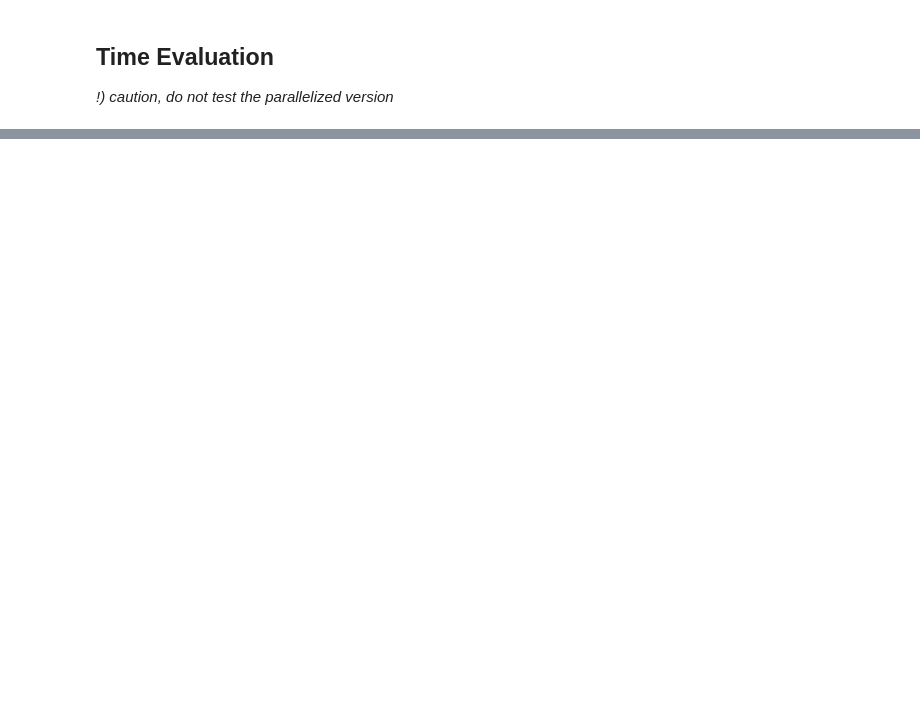
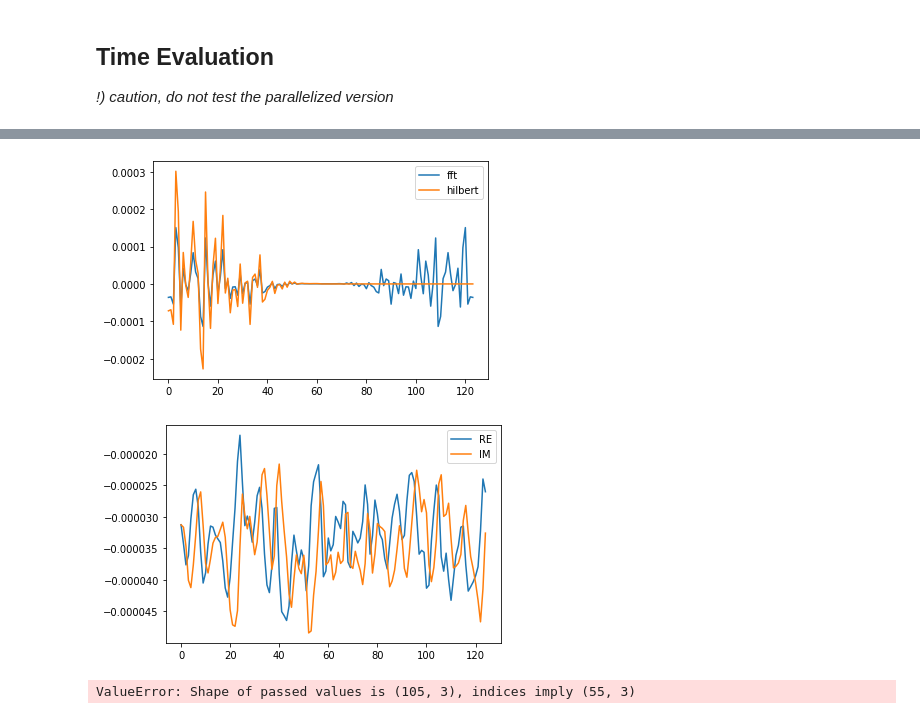
Before and after one commit to vatevr/Cybathlon-2020-UniVie, a Jupyter notebook: signalprocessing/peakfrequency/worspace.ipynb, the cells around one changed output, grey strips where cells are left out. Cells and saved outputs as stored; diff of their text form; code cells hidden in the pictures; blank space fills up the shorter version.

```diff
--- a/signalprocessing/peakfrequency/worspace.ipynb
+++ b/signalprocessing/peakfrequency/worspace.ipynb
@@ -166,0 +303,34 @@ time for sample size:  1000  time elapsed:  0.22272686999986036  fraction:  22.2
+# %%
+import scipy
+
+dft = scipy.linalg.dft(samples)
+idft = np.linalg.inv(dft)
+hilbert = np.zeros(samples)
+x = data_lhand[0,4,:125]
+if samples % 2 == 0:
+    hilbert[0] = hilbert[samples // 2] = 1
+    hilbert[1:samples // 2] = 2
+else:
+    hilbert[0] = 1
+    hilbert[1:(samples + 1) // 2] = 2
+    if nr_channels > 1:
+        ind = [np.newaxis] * 2
+        ind[-1] = slice(None)
+        hilbert = hilbert[tuple(ind)]
+
+H = (dft.dot(x) * hilbert).T
+fig, ax  = plt.subplots(nrows=1, ncols=1)
+ax.plot(dft.dot(x)[1:], label='fft')
+ax.plot(H[1:], label='hilbert')
+ax.legend()
+plt.savefig("fft.png", dpi=150)
+
+fig, ax  = plt.subplots(nrows=1, ncols=1)
+H = H.T.dot(idft).T
+ax.plot(np.real(H), label='RE')
+ax.plot(np.imag(H)-0.0000347, label="IM")
+ax.legend()
+plt.savefig("reim.png", dpi=150)
+# %% [output]
+[figure, added]
+[figure, added]
@@ -166,0 +399,27 @@ time for sample size:  1000  time elapsed:  0.22272686999986036  fraction:  22.2
+# %%
+from sklearn.decomposition import PCA
+pca = PCA(n_components=2)
+x = df_gamma.drop(['label'], axis=1)
+pca.fit(x)
+principalComponents = pca.transform(x)
+principalDf = pd.DataFrame(data = principalComponents
+             , columns = ['principal component 1', 'principal component 2'])
+y = df_gamma[['label']]
+finalDf = pd.concat([principalDf,  y], axis=1)
+print(finalDf.head)
+fig = plt.figure(figsize = (8,8))
+ax = fig.add_subplot(1,1,1)
+ax.set_xlabel('Principal Component 1', fontsize = 15)
+ax.set_ylabel('Principal Component 2', fontsize = 15)
+ax.set_title('2 component PCA', fontsize = 20)
+targets = ['1', '2', '3', '4', '5', '6', '7', '8', '9', '10', '11']
+for target in targets:
+    indicesToKeep = finalDf['label'] == target
+    print(indicesToKeep.shape)
+    ax.scatter(finalDf.loc[indicesToKeep, 'principal component 1']
+               , finalDf.loc[indicesToKeep, 'principal component 2']
+               , s = 50)
+ax.legend(targets)
+ax.grid()
+# %% [output]
+ValueError: Shape of passed values is (105, 3), indices imply (55, 3)
```
Also changed, not shown: parts of 11 cells of this notebook, 6 other files.
